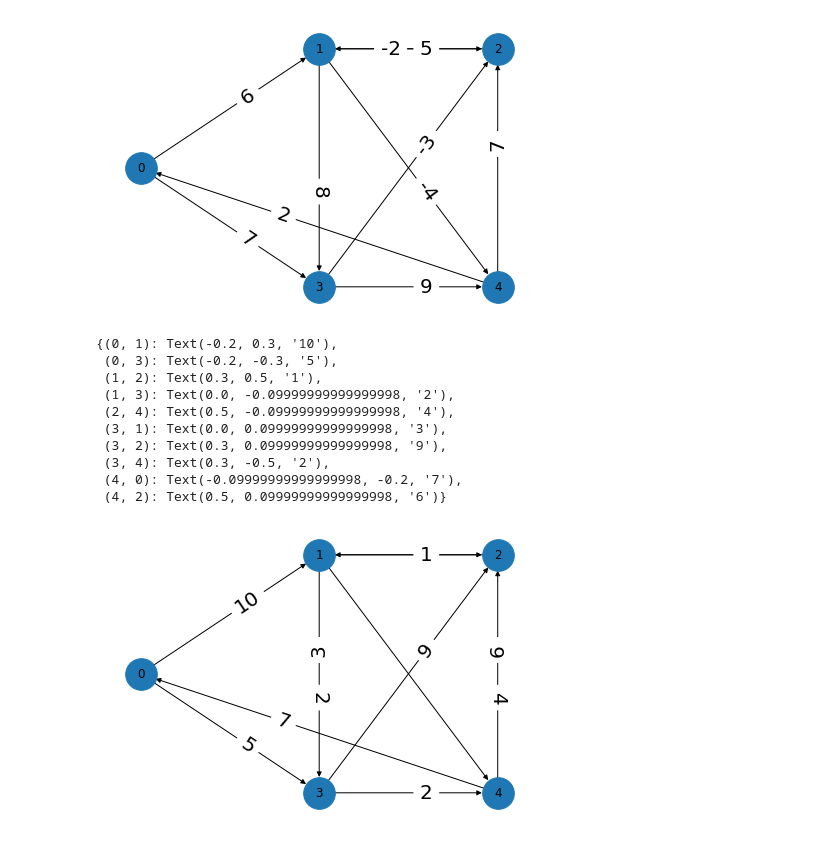
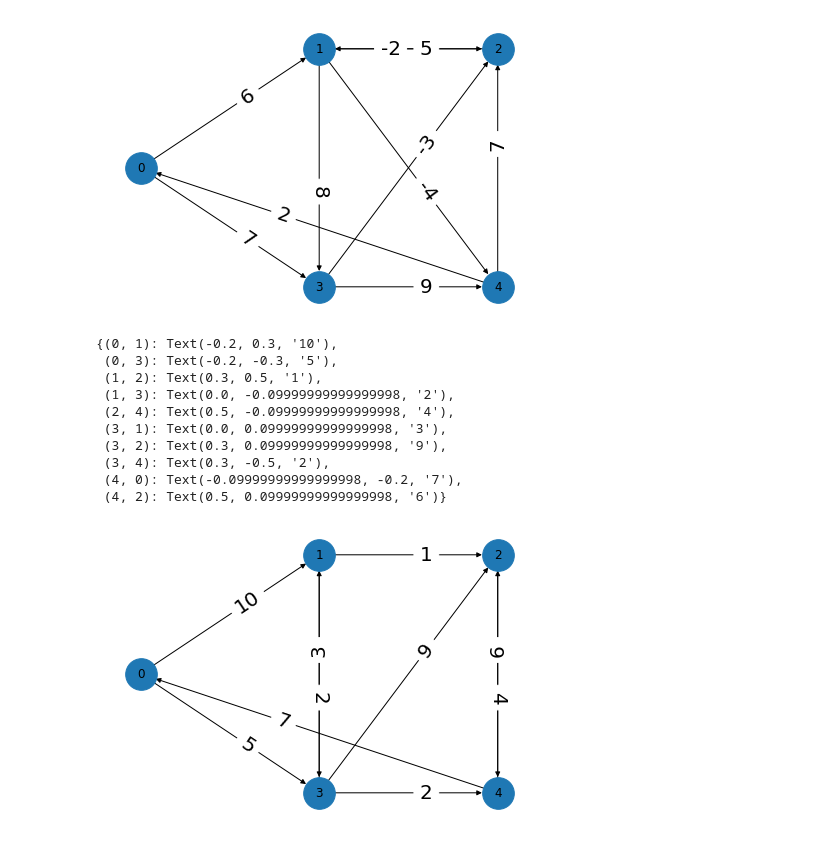
Before and after one commit to e5pe0n/algorithm-training, a Jupyter notebook: algorithm_introduction/ss24_single_source_shortest_paths/python/graph1.ipynb, the cells around one changed output. Saved outputs shown, nothing was run; the diff lists cells and outputs as text; code cells hidden in the pictures.

Commit message:
Edit a graph

```diff
--- a/algorithm_introduction/ss24_single_source_shortest_paths/python/graph1.ipynb
+++ b/algorithm_introduction/ss24_single_source_shortest_paths/python/graph1.ipynb
@@ -36,32 +36,32 @@ nx.draw_networkx_edge_labels(G, pos, edge_labels=labels, label_pos=0.4, font_siz
 # %%
 G2 = nx.DiGraph()
 G2.add_nodes_from([i for i in range(5)])
 G2.add_weighted_edges_from((
     (0, 1, 10), (0, 3, 5),
     (1, 2, 1), (1, 3, 2),
     (2, 4, 4),
     (3, 1, 3), (3, 2, 9), (3, 4, 2),
     (4, 0, 7), (4, 2, 6)
 ))
 pos = {
     0: (-0.5, 0),
     1: (0, 0.5),
     2: (0.5, 0.5),
     3: (0, -0.5),
     4: (0.5, -0.5)
 }
 labels = nx.get_edge_attributes(G2, 'weight')
-nx.draw(G, pos, with_labels=True, node_size=1000)
-nx.draw_networkx_edge_labels(G, pos, edge_labels=labels, font_size=20, label_pos=0.4)
+nx.draw(G2, pos, with_labels=True, node_size=1000)
+nx.draw_networkx_edge_labels(G2, pos, edge_labels=labels, font_size=20, label_pos=0.4)
 # %% [output]
 {(0, 1): Text(-0.2, 0.3, '10'),
  (0, 3): Text(-0.2, -0.3, '5'),
  (1, 2): Text(0.3, 0.5, '1'),
  (1, 3): Text(0.0, -0.09999999999999998, '2'),
  (2, 4): Text(0.5, -0.09999999999999998, '4'),
  (3, 1): Text(0.0, 0.09999999999999998, '3'),
  (3, 2): Text(0.3, 0.09999999999999998, '9'),
  (3, 4): Text(0.3, -0.5, '2'),
  (4, 0): Text(-0.09999999999999998, -0.2, '7'),
  (4, 2): Text(0.5, 0.09999999999999998, '6')}
-[figure, old version]
+[figure, new version]
```
